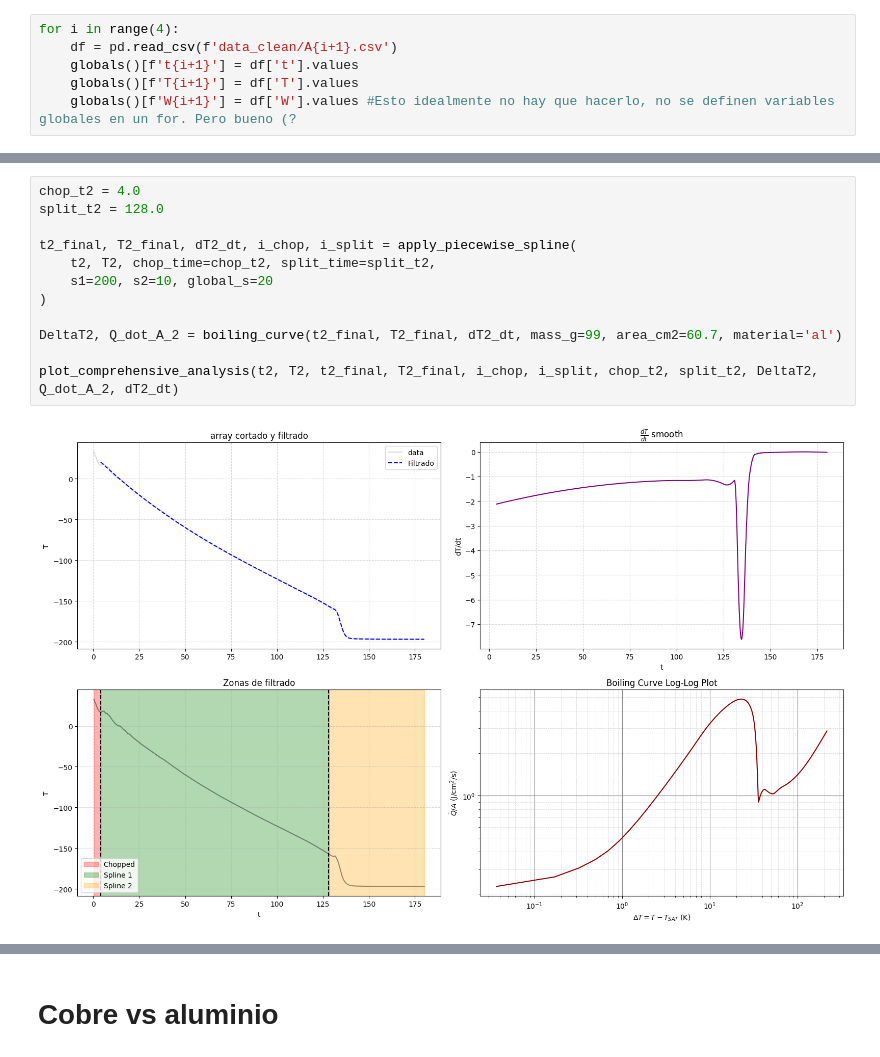
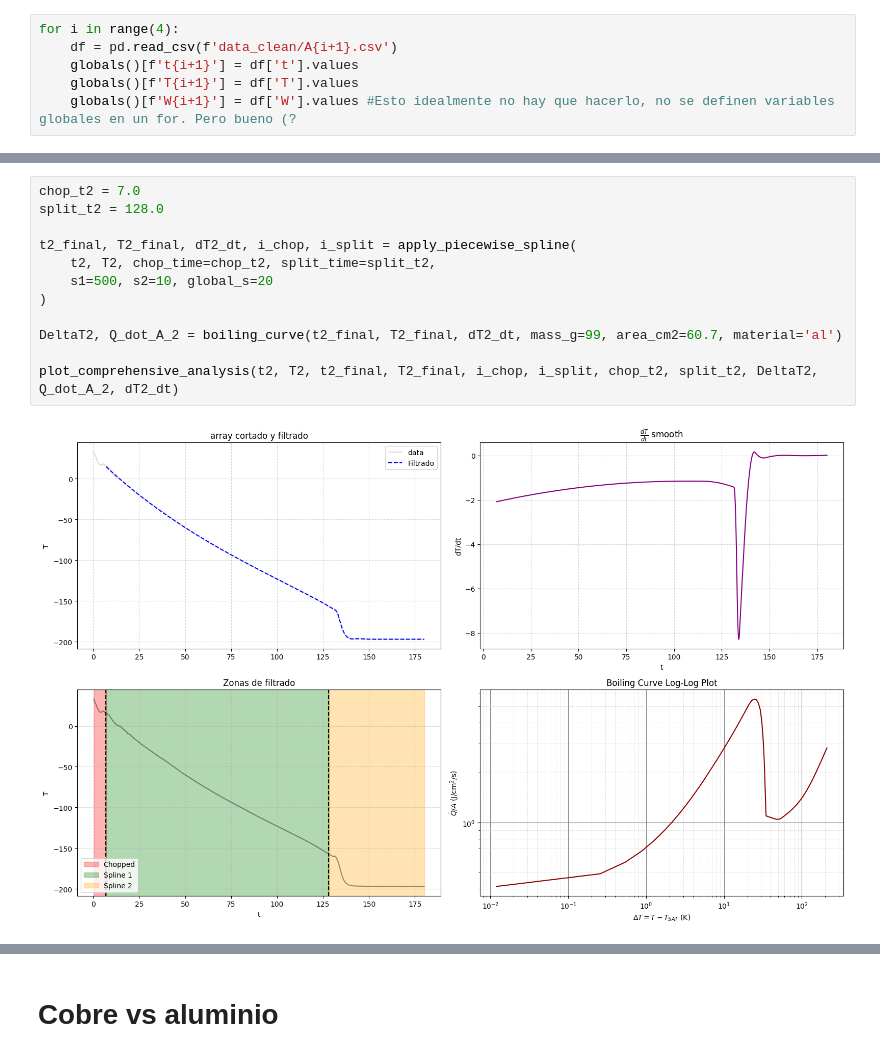
Before and after one commit to labo4gruporocco/Santi, a Jupyter notebook: Leidenfrost/analisis.ipynb, the cells around one changed output, grey strips where cells are left out. Saved outputs shown, nothing was run; the diff lists cells and outputs as text.

```diff
--- a/Leidenfrost/analisis.ipynb
+++ b/Leidenfrost/analisis.ipynb
@@ -532,15 +533,15 @@ plot_comprehensive_analysis(t1, T1, t1_final, T1_final, i_chop, i_split, chop_t1
 # %%
-chop_t2 = 4.0
+chop_t2 = 7.0
 split_t2 = 128.0
 
 t2_final, T2_final, dT2_dt, i_chop, i_split = apply_piecewise_spline(
     t2, T2, chop_time=chop_t2, split_time=split_t2,
-    s1=200, s2=10, global_s=20
+    s1=500, s2=10, global_s=20
 )
 
 DeltaT2, Q_dot_A_2 = boiling_curve(t2_final, T2_final, dT2_dt, mass_g=99, area_cm2=60.7, material='al')
 
 plot_comprehensive_analysis(t2, T2, t2_final, T2_final, i_chop, i_split, chop_t2, split_t2, DeltaT2, Q_dot_A_2, dT2_dt)
 # %% [output]
-[figure, old version]
+[figure, new version]
 # %%
```
Also changed, not shown: parts of 10 cells of this notebook, 3 other files.
